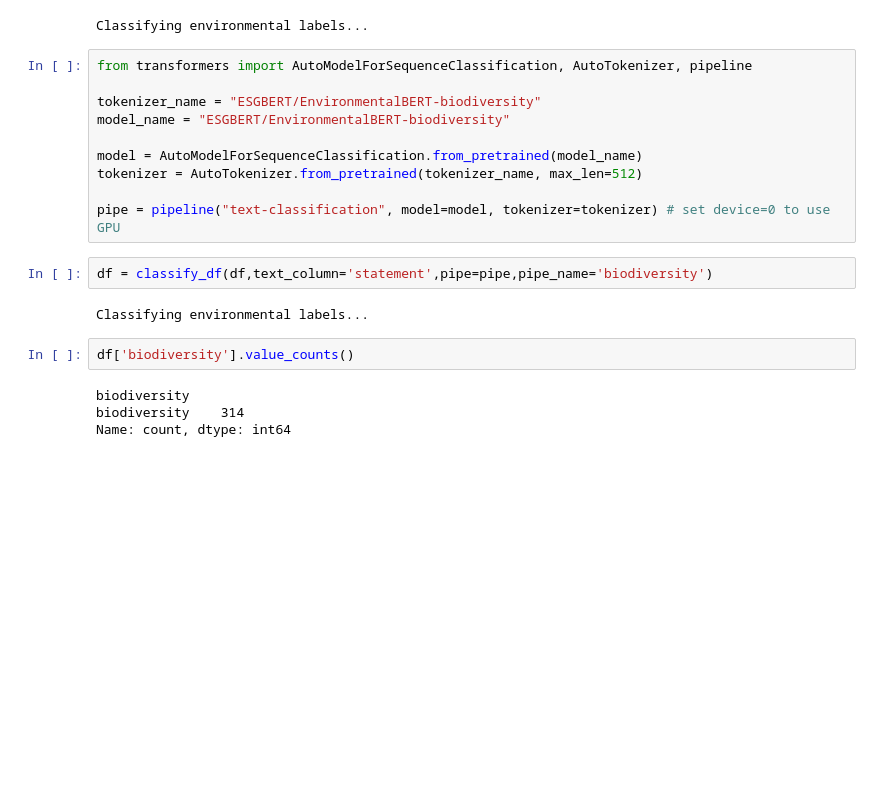
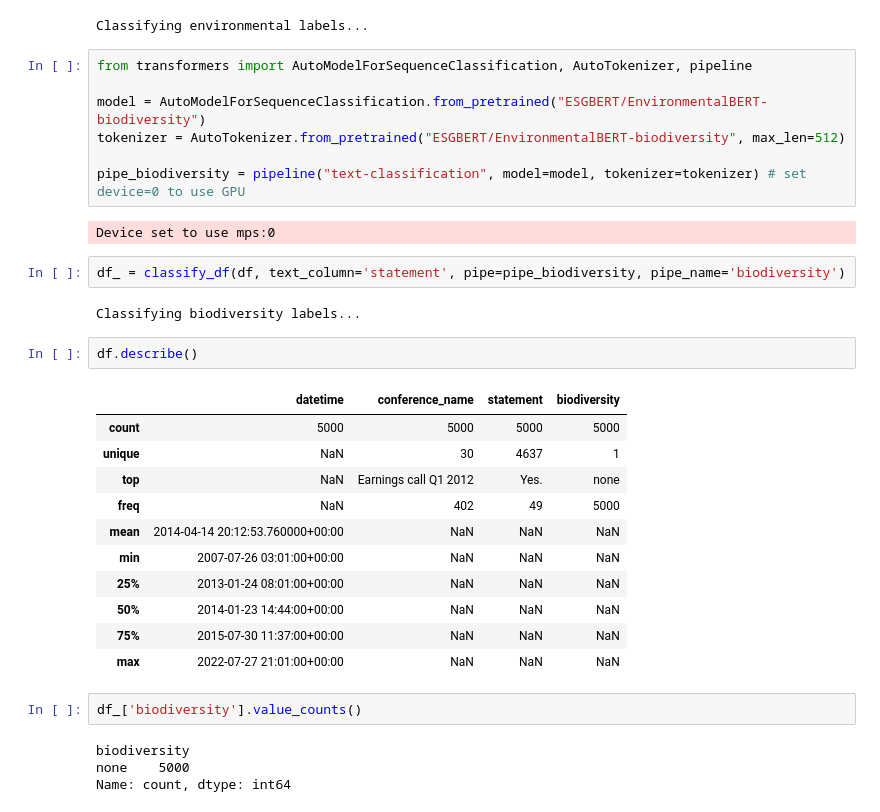
Before and after one commit to jkammering97/neo4j_repository, a Jupyter notebook: analysis.ipynb, the cells around one changed output. Cells and saved outputs as stored; diff of their text form; blank space fills up the shorter version.

```diff
--- a/analysis.ipynb
+++ b/analysis.ipynb
@@ -119,22 +104,35 @@ Classifying environmental labels...
 # %%
 from transformers import AutoModelForSequenceClassification, AutoTokenizer, pipeline
 
-tokenizer_name = "ESGBERT/EnvironmentalBERT-biodiversity"
-model_name = "ESGBERT/EnvironmentalBERT-biodiversity"
+model = AutoModelForSequenceClassification.from_pretrained("ESGBERT/EnvironmentalBERT-biodiversity")
+tokenizer = AutoTokenizer.from_pretrained("ESGBERT/EnvironmentalBERT-biodiversity", max_len=512)
 
-model = AutoModelForSequenceClassification.from_pretrained(model_name)
-tokenizer = AutoTokenizer.from_pretrained(tokenizer_name, max_len=512)
-
-pipe = pipeline("text-classification", model=model, tokenizer=tokenizer) # set device=0 to use GPU
+pipe_biodiversity = pipeline("text-classification", model=model, tokenizer=tokenizer) # set device=0 to use GPU
+# %% [output]
+Device set to use mps:0
 # %%
-df = classify_df(df,text_column='statement',pipe=pipe,pipe_name='biodiversity')
+df_ = classify_df(df, text_column='statement', pipe=pipe_biodiversity, pipe_name='biodiversity')
 # %% [output]
-Classifying environmental labels...
+Classifying biodiversity labels...
+# %%
+df.describe()
+# %% [output]
+|  | datetime | conference_name | statement | biodiversity |
+| count | 5000 | 5000 | 5000 | 5000 |
+| unique | NaN | 30 | 4637 | 1 |
+| top | NaN | Earnings call Q1 2012 | Yes. | none |
+| freq | NaN | 402 | 49 | 5000 |
+| mean | 2014-04-14 20:12:53.760000+00:00 | NaN | NaN | NaN |
+| min | 2007-07-26 03:01:00+00:00 | NaN | NaN | NaN |
+| 25% | 2013-01-24 08:01:00+00:00 | NaN | NaN | NaN |
+| 50% | 2014-01-23 14:44:00+00:00 | NaN | NaN | NaN |
+| 75% | 2015-07-30 11:37:00+00:00 | NaN | NaN | NaN |
+| max | 2022-07-27 21:01:00+00:00 | NaN | NaN | NaN |
 # %%
-df['biodiversity'].value_counts()
+df_['biodiversity'].value_counts()
 # %% [output]
 biodiversity
-biodiversity    314
+none    5000
 Name: count, dtype: int64
 # %%
 df.sort_values(by='datetime', ascending=False).head(20)
```
Also changed, not shown: parts of 11 cells of this notebook.
